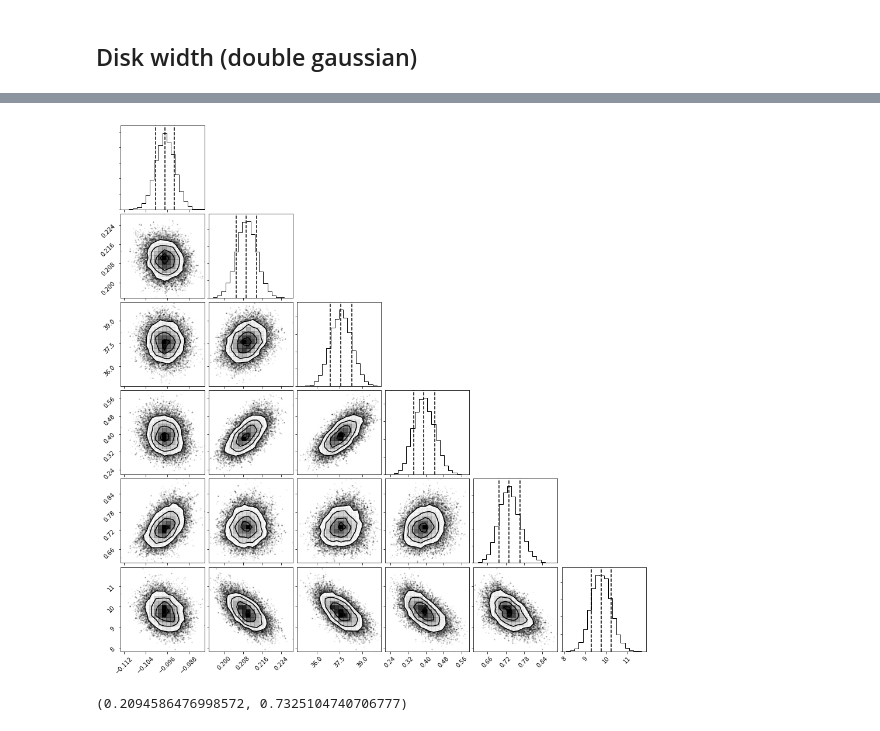
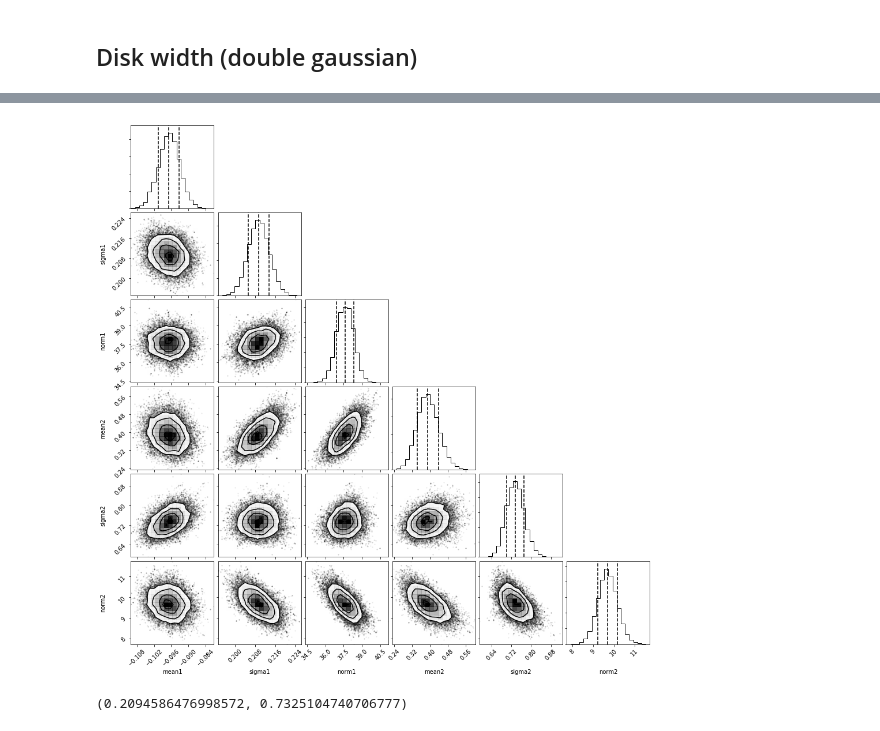
Before and after one commit to arthur-tsang/CO-project, a Jupyter notebook: mcmc.ipynb, the cells around one changed output, grey strips where cells are left out. Cells and saved outputs as stored; diff of their text form; code cells hidden in the pictures.

```diff
--- a/mcmc.ipynb
+++ b/mcmc.ipynb
@@ -143,9 +143,3 @@ for walker in range(nwalkers):
     plt.plot(sampler.get_log_prob(), alpha=.2)
 # %% [output]
 [figure]
-# %%
-b_all = np.linspace(-1.25, 1.5, 100)
-for walker in range(nwalkers):
-    x = chain[-1,walker,:]
-    plt.plot(b_all, [single_gaussian(b, *x) for b in b_all])
-plt.errorbar(b_list, w_list, w_err_list, fmt='.')
@@ -227,14 +252,15 @@ plt.errorbar(b_list, w_list, w_err_list, fmt='o')
 # %%
 burnin = 400
-x_chain = chain[400:].reshape(-1,ndim)
+x_chain = chain[burnin:].reshape(-1,ndim)
 
 corner.corner(x_chain,
-              #labels=['rd', 'sig0', 'rh', 'rhoh'],
+              labels=['mean1', 'sigma1', 'norm1', 'mean2', 'sigma2', 'norm2'],
               quantiles=[0.16, 0.5, 0.84],
               show_titles=False)
+#plt.savefig('imgs/double_gaussian_corner.png')
 plt.show()
 # %% [output]
-[figure, old version]
+[figure, new version]
 # %%
 chain = sampler.get_chain()
 width0 = np.mean(chain[burnin:,:,1])
```
Also changed, not shown: parts of 10 cells of this notebook, 2 other files.
